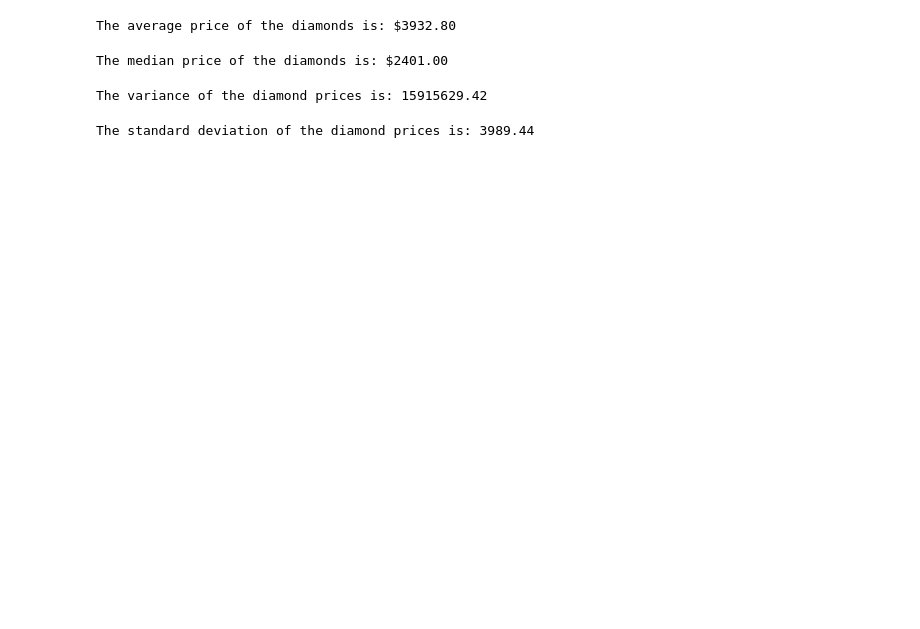
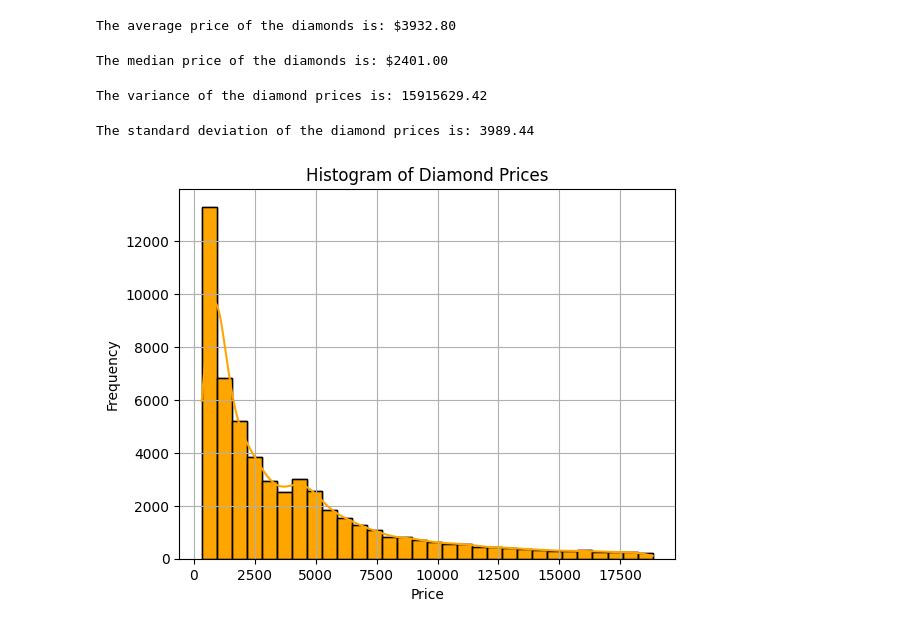
Before and after one commit to Raghav0079/XGBoost-project---1-, a Jupyter notebook: code.ipynb, the cells around one changed output. Saved outputs shown, nothing was run; the diff lists cells and outputs as text; code cells hidden in the pictures; blank space fills up the shorter version.

```diff
--- a/code.ipynb
+++ b/code.ipynb
@@ -81,3 +81,18 @@ price_std = df['price'].std()
 print(f"The standard deviation of the diamond prices is: {price_std:.2f}")
 # %% [output]
 The standard deviation of the diamond prices is: 3989.44
+# %%
+# Univariate Analysis
+
+
+# Histogram for price
+
+
+df['price'].hist(bins=30, edgecolor='black', color='orange')
+plt.title('Histogram of Diamond Prices')
+plt.xlabel('Price')
+plt.ylabel('Frequency')
+sns.histplot(df['price'], kde=True, bins=30, edgecolor='black', color='orange')
+plt.show()
+# %% [output]
+[figure, added]
```
Also changed, not shown: parts of 9 cells of this notebook.
